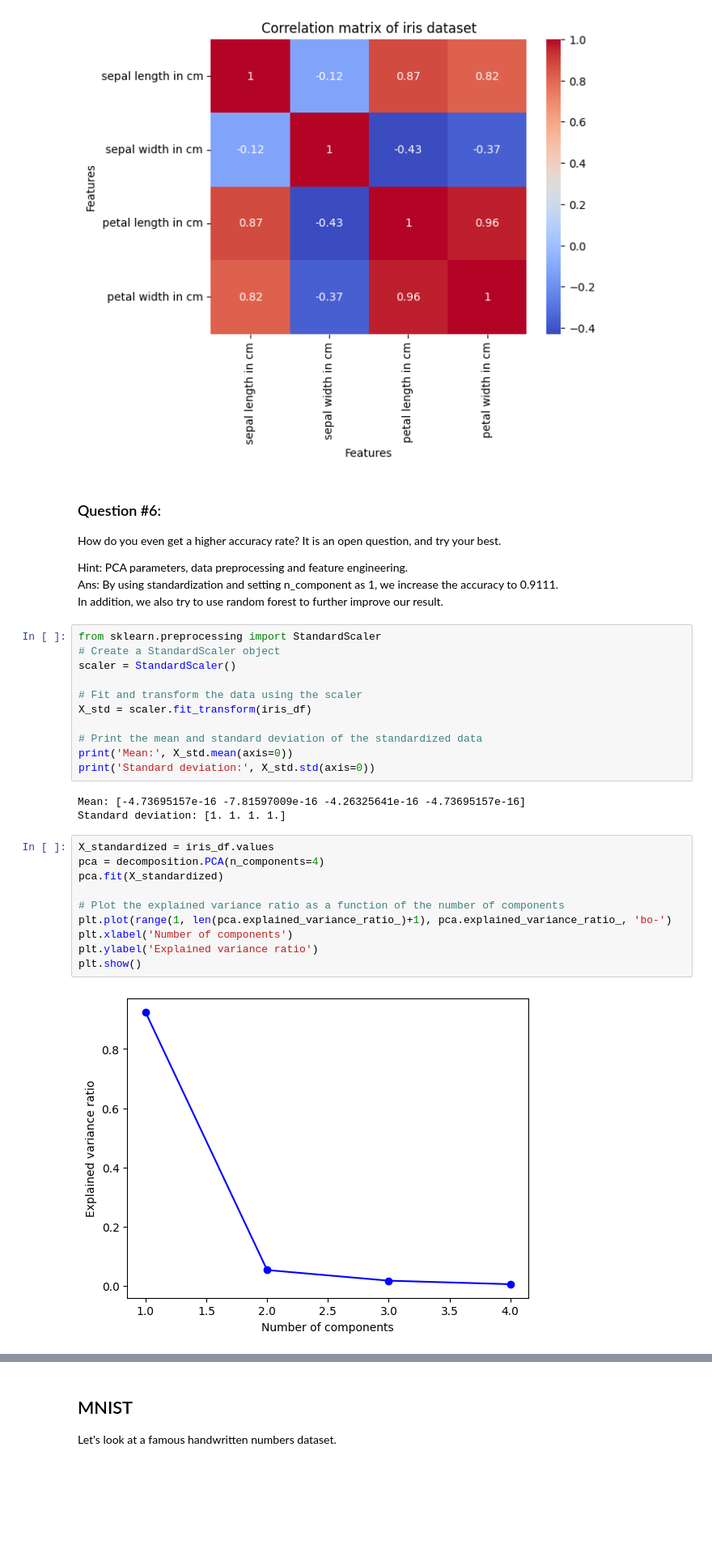
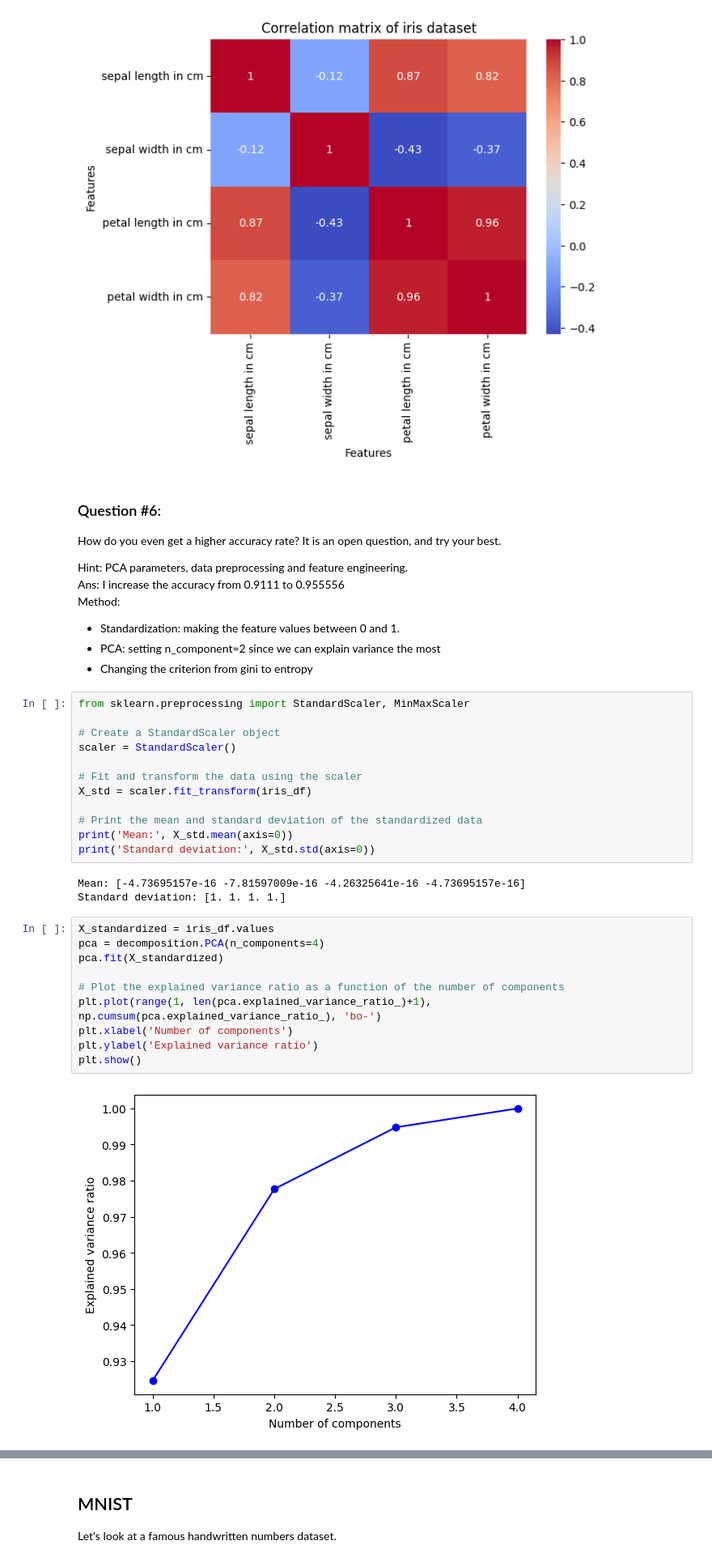
Before and after one commit to sandy273040/nccu_ds4cs, a Jupyter notebook: H-PCA.ipynb, the cells around one changed output, grey strips where cells are left out. Shown at 81% size. Saved outputs shown, nothing was run; the diff lists cells and outputs as text; blank space fills up the shorter version.

```diff
--- a/H-PCA.ipynb
+++ b/H-PCA.ipynb
@@ -249,10 +248,14 @@ plt.show()
 How do you even get a higher accuracy rate? It is an open question, and try your best.
 
 Hint: PCA parameters, data preprocessing and feature engineering.
-Ans: By using standardization and setting n_component as 1, we increase the accuracy to 0.9111.
-In addition, we also try to use random forest to further improve our result.
+Ans: I increase the accuracy from 0.9111 to 0.955556
+Method:
+  * Standardization: making the feature values between 0 and 1.
+  * PCA: setting n_component=2 since we can explain variance the most
+  * Changing the criterion from gini to entropy
 # %%
-from sklearn.preprocessing import StandardScaler
+from sklearn.preprocessing import StandardScaler, MinMaxScaler
+
 # Create a StandardScaler object
 scaler = StandardScaler()
 
@@ -268,13 +271,13 @@ Standard deviation: [1. 1. 1. 1.]
 # %%
 X_standardized = iris_df.values
 pca = decomposition.PCA(n_components=4)
 pca.fit(X_standardized)
 
 # Plot the explained variance ratio as a function of the number of components
-plt.plot(range(1, len(pca.explained_variance_ratio_)+1), pca.explained_variance_ratio_, 'bo-')
+plt.plot(range(1, len(pca.explained_variance_ratio_)+1), np.cumsum(pca.explained_variance_ratio_), 'bo-')
 plt.xlabel('Number of components')
 plt.ylabel('Explained variance ratio')
 plt.show()
 # %% [output]
-[figure, old version]
+[figure, new version]
 # %%
```
Also changed, not shown: parts of 9 cells of this notebook.
